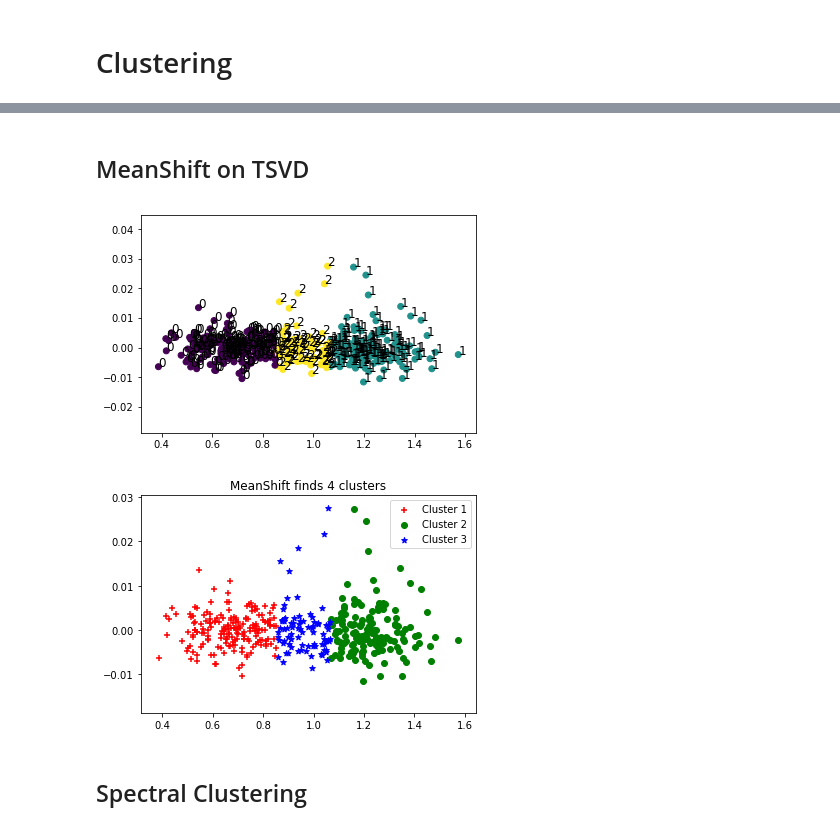
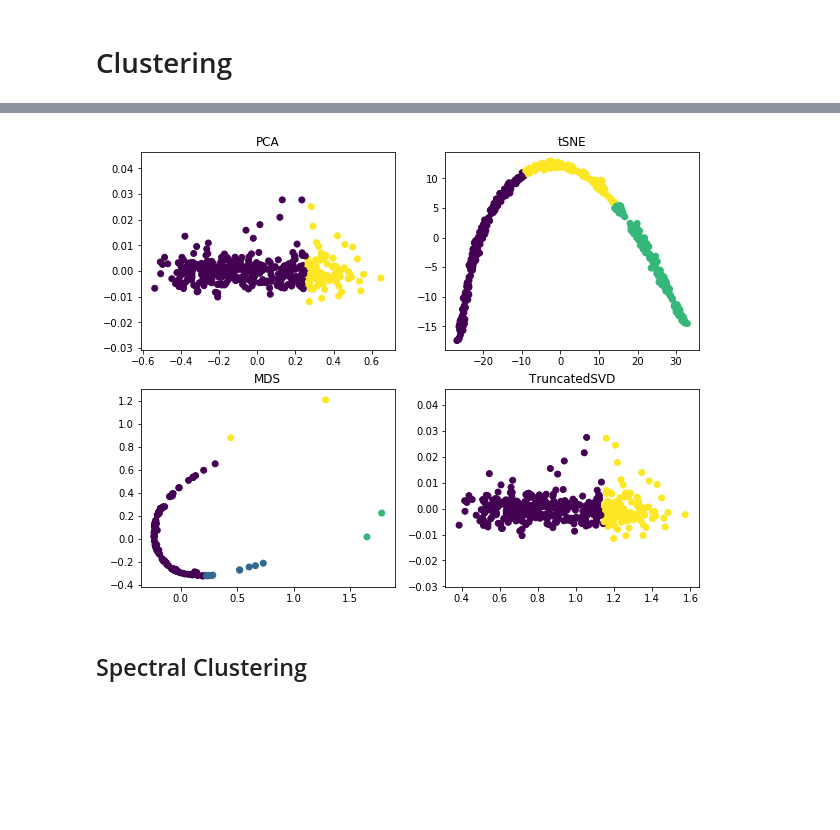
Before and after one commit to Schmidt8181/Allreciepes_NLP, a Jupyter notebook: All_Recipes_NLP.ipynb, the cells around one changed output, grey strips where cells are left out. Saved outputs shown, nothing was run; the diff lists cells and outputs as text; code cells hidden in the pictures; blank space fills up the shorter version.

```diff
--- a/All_Recipes_NLP.ipynb
+++ b/All_Recipes_NLP.ipynb
@@ -516,12 +310,0 @@ plt.show()
-# %%
-meanshift_tsne = meanshift.fit(tsne_data)
-for i in range(0, pca_data.shape[0]):
-    if meanshift_tsne.labels_[i] == 0:
-        c1 = plt.scatter(tsne_data[i,0], tsne_data[i,1], c='r', marker='+')
-    elif meanshift_tsne.labels_[i] == 1:
-        c2 = plt.scatter(tsne_data[i,0], tsne_data[i,1], c='g', marker='o')
-    elif meanshift_tsne.labels_[i] == -1:
-        c3 = plt.scatter(tsne_data[i,0], tsne_data[i,1], c='b', marker='*')
-plt.legend([c1, c2, c3], ['Cluster 1', 'Cluster 2', 'Cluster 3'])
-plt.title('MeanShift finds clusters')
-plt.show()
@@ -563,28 +311,35 @@ for i, word in enumerate(words):
-# %% [markdown]
-## MeanShift on TSVD
-# %%
-tsvd_meanshift = meanshift.fit(t_svd_data)
-plt.scatter(t_svd_data[:, 0], t_svd_data[:,1], c = tsvd_meanshift.labels_)
-words = list(tsvd_meanshift.labels_)
-for i, word in enumerate(words):
-    plt.annotate(word, xy=(t_svd_data[i, 0], t_svd_data[i, 1]), fontsize=12)
-# %% [output]
-[figure, removed]
-# %%
-for i in range(0, t_svd_data.shape[0]):
-    if tsvd_meanshift.labels_[i] == 0:
-        c1 = plt.scatter(t_svd_data[i,0], t_svd_data[i,1], c='r', marker='+')
-    elif tsvd_meanshift.labels_[i] == 1:
-        c2 = plt.scatter(t_svd_data[i,0], t_svd_data[i,1], c='g', marker='o')
-    elif tsvd_meanshift.labels_[i] == 2:
-        c3 = plt.scatter(t_svd_data[i,0], t_svd_data[i,1], c='b', marker='*')
-    elif tsvd_meanshift.labels_[i] == 3:
-        c4 = plt.scatter(t_svd_data[i,0], t_svd_data[i,1], c='y', marker='^')
-
-plt.legend([c1, c2, c3], ['Cluster 1', 'Cluster 2', 'Cluster 3', 'Cluster 4'])
-plt.title('MeanShift finds 4 clusters')
-plt.show()
-# %% [output]
-[figure, removed]
+# %%
+tsvd_meanshift = meanshift.fit(t_svd_data)
+tsne_meanshift = meanshift.fit(tsne_data)
+meanshift_pca = meanshift.fit(pca_data)
+meanshift_mds = meanshift.fit(mds_data)
+# %%
+tsvd_meanshift_pred = meanshift.predict(t_svd_data)
+tsne_meanshift_pred = meanshift.predict(tsne_data)
+meanshift_pca_pred = meanshift.predict(pca_data)
+meanshift_mds_pred = meanshift.predict(mds_data)
+grid_size = (2,2)
+
+
+plt.figure(figsize=(10,8))
+plt.subplot2grid(grid_size, (0,0))
+plt.scatter(pca_data[:, 0], pca_data[:,1], c = meanshift_pca_pred)
+plt.title('PCA')
+
+plt.subplot2grid(grid_size, (0,1))
+plt.scatter(tsne_data[:, 0], tsne_data[:,1], c = tsne_meanshift_pred)
+plt.title('tSNE')
+
+plt.subplot2grid(grid_size, (1,1))
+plt.scatter(t_svd_data[:, 0], t_svd_data[:,1], c = tsvd_meanshift_pred)
+plt.title('TruncatedSVD')
+
+plt.subplot2grid(grid_size, (1,0))
+plt.scatter(mds_data[:, 0], mds_data[:,1], c = meanshift_mds_pred)
+plt.title('MDS')
+
+plt.show()
+# %% [output]
+[figure, added]
 # %% [markdown]
 ## Spectral Clustering
```
Also changed, not shown: parts of 80 cells of this notebook.
